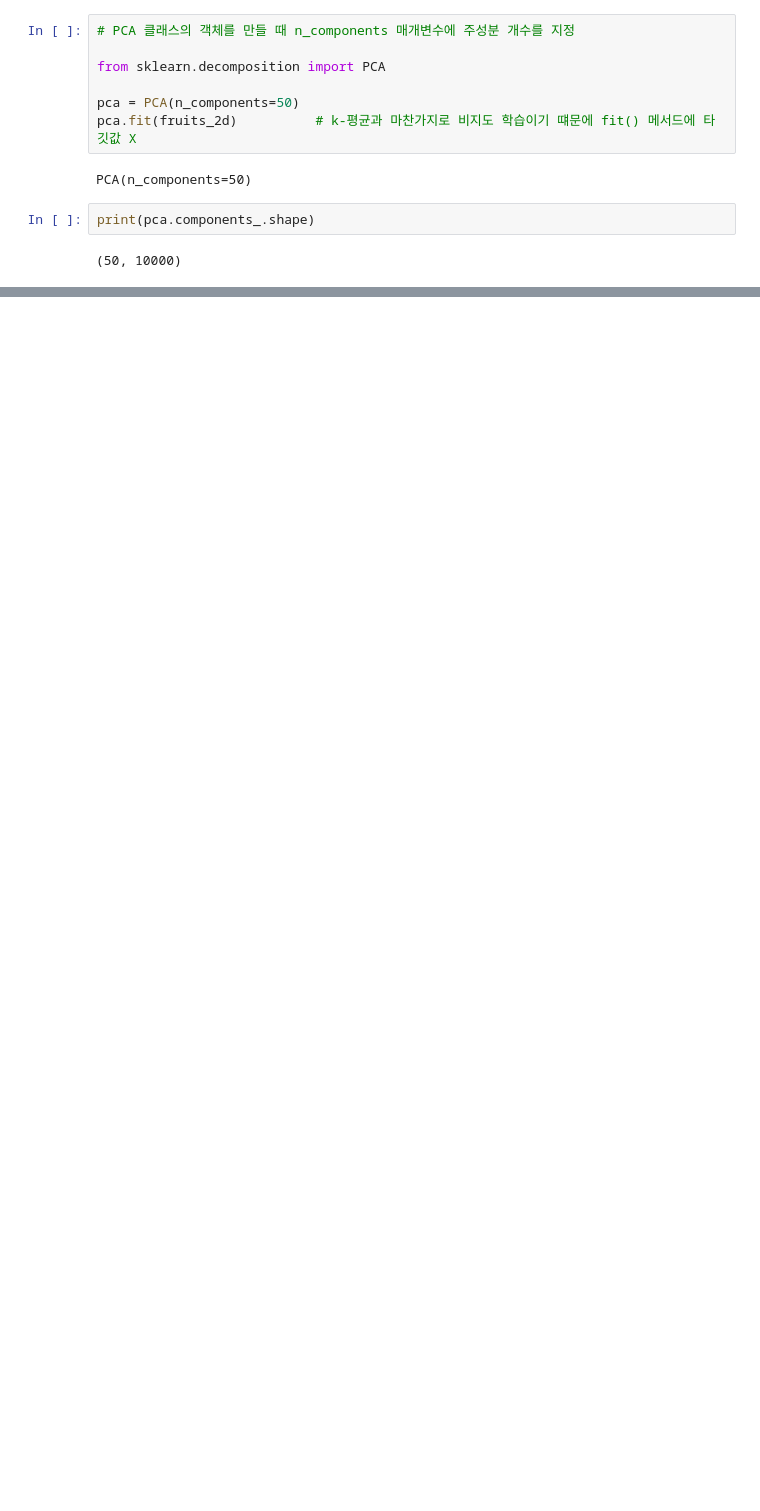
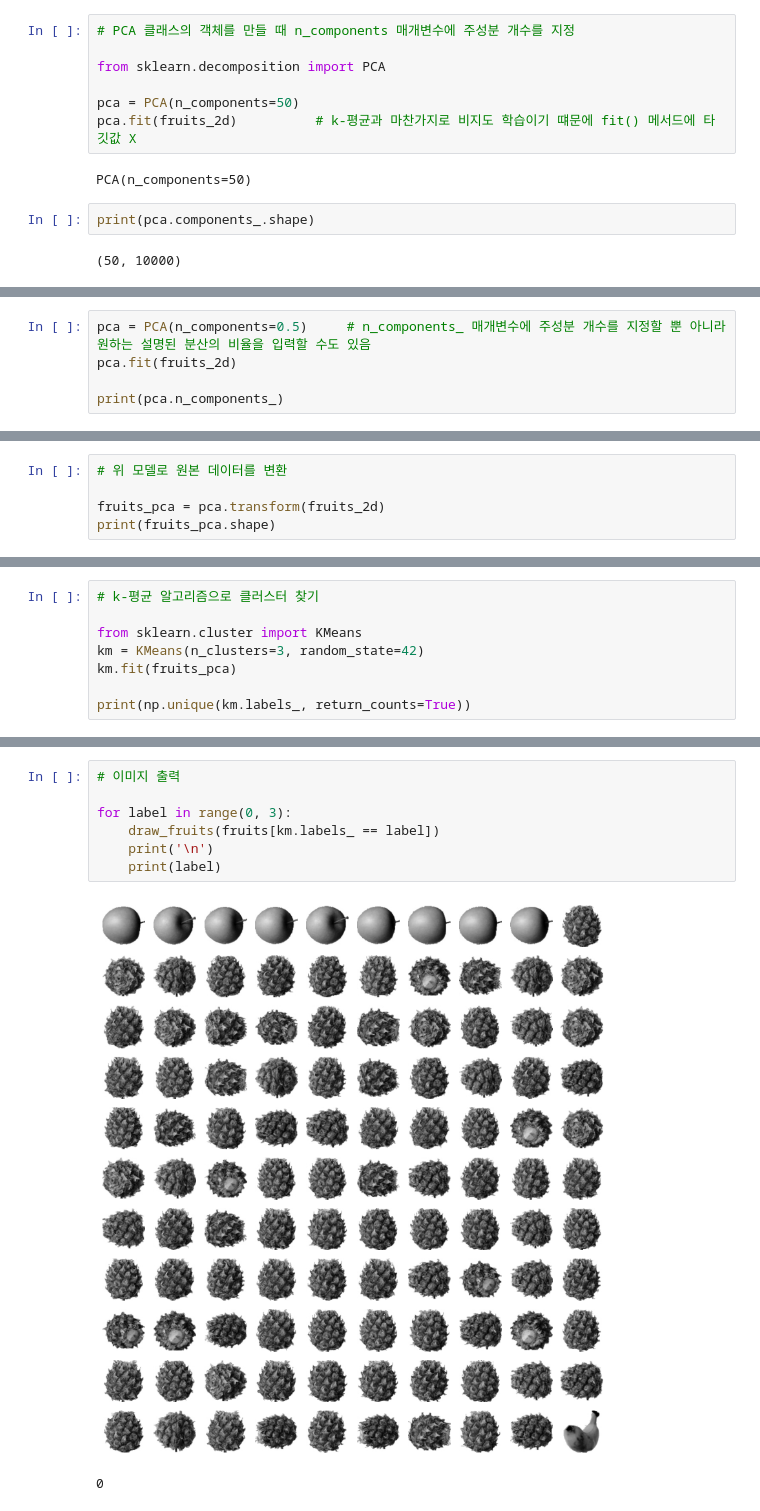
Before and after one commit to zaeyonz/Fruits_Classification, a Jupyter notebook: Fruits_Classification(PCA).ipynb, the cells around one changed output, grey strips where cells are left out. Drawn from its saved outputs; the diff is of its cells as text; blank space fills up the shorter version.

```diff
--- a/Fruits_Classification(PCA).ipynb
+++ b/Fruits_Classification(PCA).ipynb
@@ -91,0 +188,5 @@ TypeError: ignored
+# %%
+pca = PCA(n_components=0.5)     # n_components_ 매개변수에 주성분 개수를 지정할 뿐 아니라 원하는 설명된 분산의 비율을 입력할 수도 있음
+pca.fit(fruits_2d)
+
+print(pca.n_components_)
@@ -91,0 +197,5 @@ TypeError: ignored
+# %%
+# 위 모델로 원본 데이터를 변환
+
+fruits_pca = pca.transform(fruits_2d)
+print(fruits_pca.shape)
@@ -91,0 +230,8 @@ TypeError: ignored
+# %%
+# k-평균 알고리즘으로 클러스터 찾기
+
+from sklearn.cluster import KMeans
+km = KMeans(n_clusters=3, random_state=42)
+km.fit(fruits_pca)
+
+print(np.unique(km.labels_, return_counts=True))
@@ -91,0 +242,10 @@ TypeError: ignored
+# %%
+# 이미지 출력
+
+for label in range(0, 3):
+    draw_fruits(fruits[km.labels_ == label])
+    print('\n')
+    print(label)
+# %% [output]
+[figure, added]
+0
```
Also changed, not shown: parts of 34 cells of this notebook.
